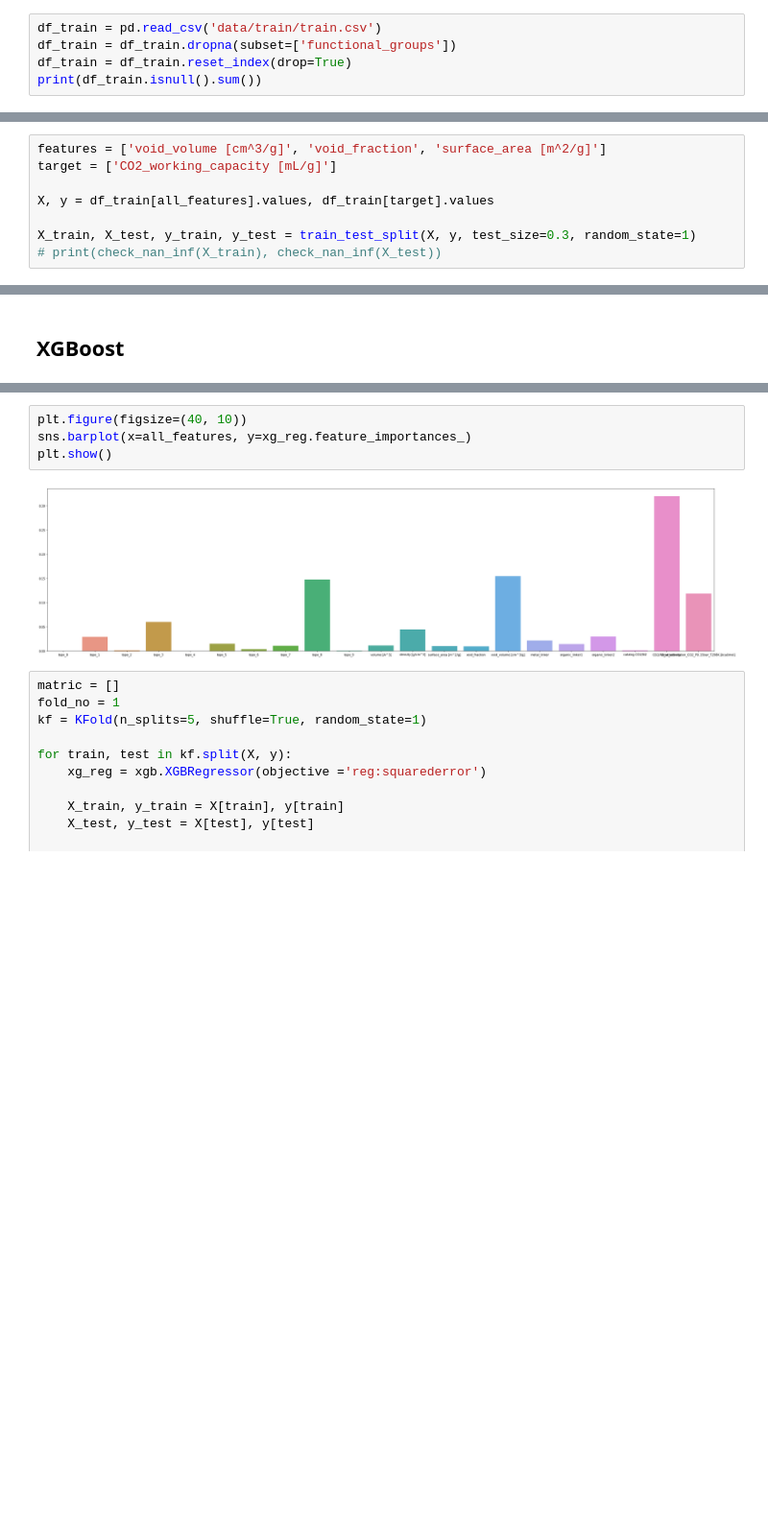
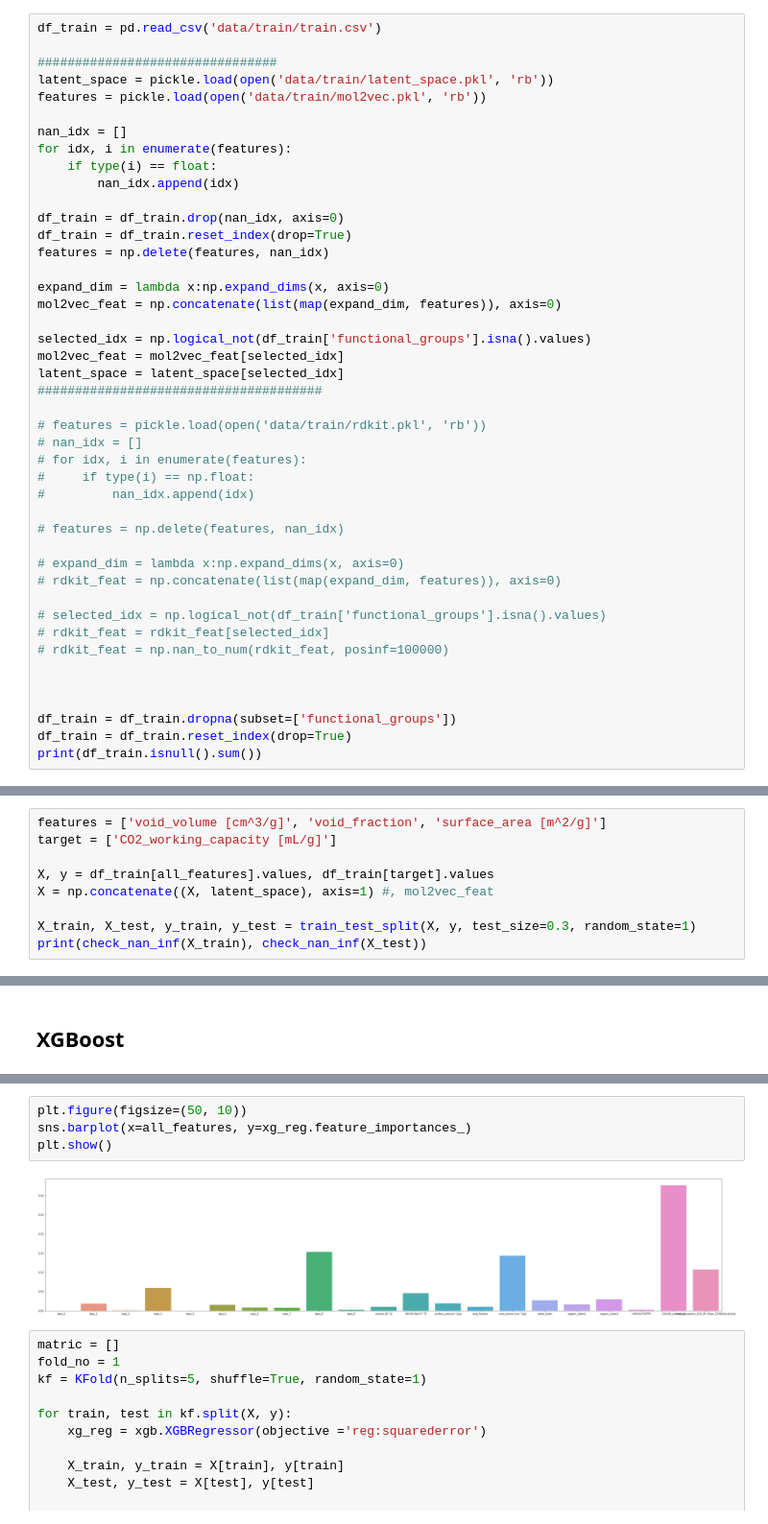
Before and after one commit to NewGamezzz/TMLCC, a Jupyter notebook: experiment.ipynb, the cells around one changed output, grey strips where cells are left out. Shown at 96% size. Drawn from its saved outputs; the diff is of its cells as text; blank space fills up the shorter version.

```diff
--- a/experiment.ipynb
+++ b/experiment.ipynb
@@ -52,6 +70,45 @@ from itertools import groupby
 # Explore Data
 # %%
 df_train = pd.read_csv('data/train/train.csv')
+
+################################
+latent_space = pickle.load(open('data/train/latent_space.pkl', 'rb'))
+features = pickle.load(open('data/train/mol2vec.pkl', 'rb'))
+
+nan_idx = []
+for idx, i in enumerate(features):
+    if type(i) == float:
+        nan_idx.append(idx)
+
+df_train = df_train.drop(nan_idx, axis=0)
+df_train = df_train.reset_index(drop=True)
+features = np.delete(features, nan_idx)
+
+expand_dim = lambda x:np.expand_dims(x, axis=0)
+mol2vec_feat = np.concatenate(list(map(expand_dim, features)), axis=0)
+
+selected_idx = np.logical_not(df_train['functional_groups'].isna().values)
+mol2vec_feat = mol2vec_feat[selected_idx]
+latent_space = latent_space[selected_idx]
+######################################
+
+# features = pickle.load(open('data/train/rdkit.pkl', 'rb'))
+# nan_idx = []
+# for idx, i in enumerate(features):
+#     if type(i) == np.float:
+#         nan_idx.append(idx)
+
+# features = np.delete(features, nan_idx)
+
+# expand_dim = lambda x:np.expand_dims(x, axis=0)
+# rdkit_feat = np.concatenate(list(map(expand_dim, features)), axis=0)
+
+# selected_idx = np.logical_not(df_train['functional_groups'].isna().values)
+# rdkit_feat = rdkit_feat[selected_idx]
+# rdkit_feat = np.nan_to_num(rdkit_feat, posinf=100000)
+
+
+
 df_train = df_train.dropna(subset=['functional_groups'])
 df_train = df_train.reset_index(drop=True)
 print(df_train.isnull().sum())
@@ -223,6 +280,7 @@ features = ['void_volume [cm^3/g]', 'void_fraction', 'surface_area [m^2/g]']
 target = ['CO2_working_capacity [mL/g]']
 
 X, y = df_train[all_features].values, df_train[target].values
+X = np.concatenate((X, latent_space), axis=1) #, mol2vec_feat
 
 X_train, X_test, y_train, y_test = train_test_split(X, y, test_size=0.3, random_state=1)
-# print(check_nan_inf(X_train), check_nan_inf(X_test))
+print(check_nan_inf(X_train), check_nan_inf(X_test))
@@ -304,11 +527,11 @@ print("val MAE: {}".format(mae))
 train MAE: 16.87421392141149
 val MAE: 20.49854403096886
 # %%
-plt.figure(figsize=(40, 10))
+plt.figure(figsize=(50, 10))
 sns.barplot(x=all_features, y=xg_reg.feature_importances_)
 plt.show()
 # %% [output]
-[figure, old version]
+[figure, new version]
 # %%
 matric = []
 fold_no = 1
```
Also changed, not shown: parts of 30 cells of this notebook, 24 other files.
